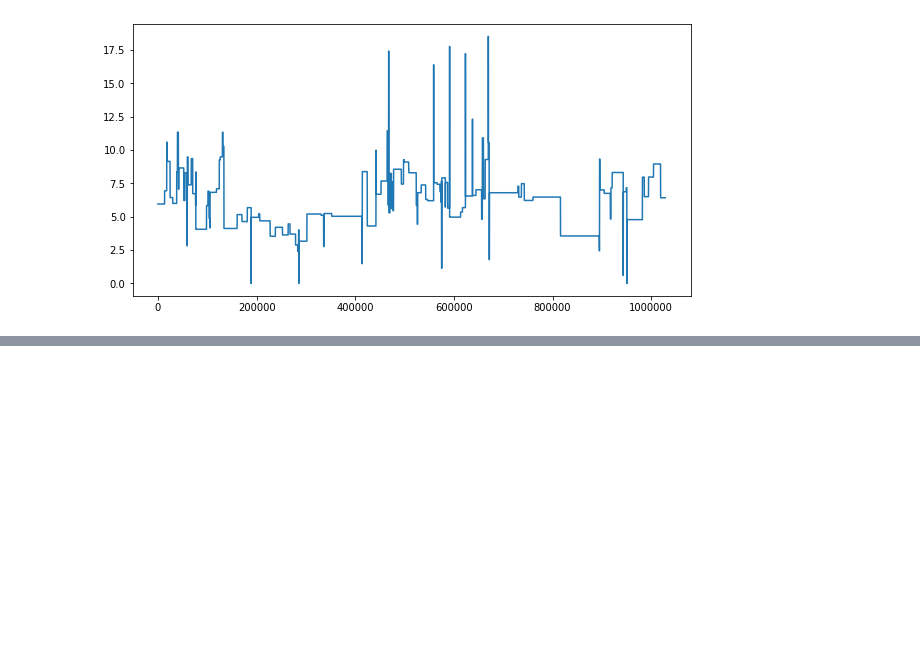
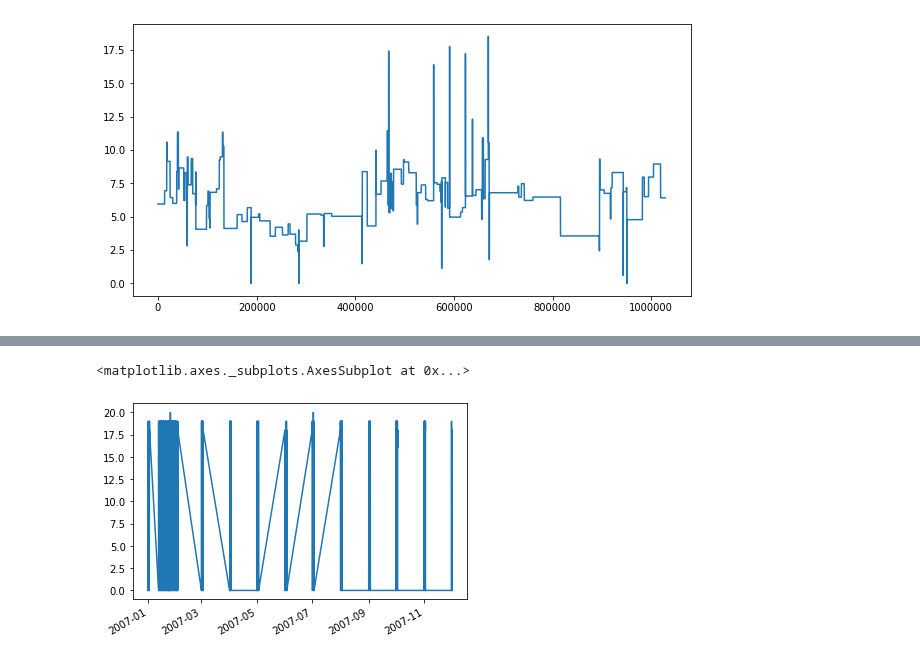
Before and after one commit to Barbarioli/OTSS, a Jupyter notebook: examples.ipynb, the cells around one changed output, grey strips where cells are left out. Cells and saved outputs as stored; diff of their text form; code cells hidden in the pictures; blank space fills up the shorter version.

```diff
--- a/examples.ipynb
+++ b/examples.ipynb
@@ -371,0 +374,15 @@ plt.plot(sub_voltage)
+# %%
+x = data_clean['Sub_metering_3']
+x = x['2007-01':'2008-12']
+
+series_1 = x['2007-01':'2007-02']
+series_2 = x['2007-04':'2007-05']
+series_3 = x['2008-07':'2008-09']
+series_4 = x['2008-02':'2007-05']
+series_5 = x['2007-01':'2007-02']
+series_6 = x[150:3000]
+series_7 = x[250:5000]
+series_8 = x[5000:60000]
+# %%
+full_series = pd.concat([series_6,series_7,series_8])
+series = pd.concat([series_6,series_8])
@@ -371,0 +434,5 @@ plt.plot(sub_voltage)
+# %%
+full_series.plot()
+# %% [output]
+<matplotlib.axes._subplots.AxesSubplot at 0x...>
+[figure, added]
```
Also changed, not shown: parts of 24 cells of this notebook.
